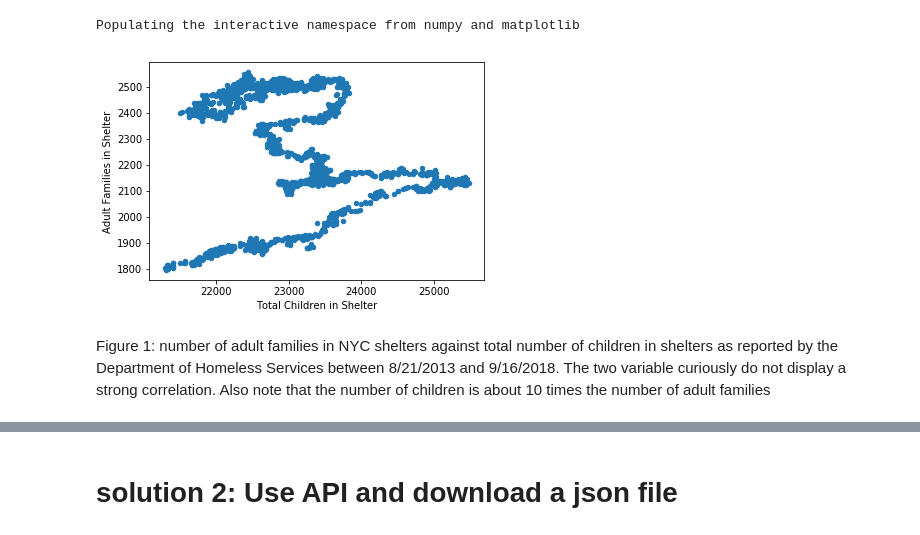
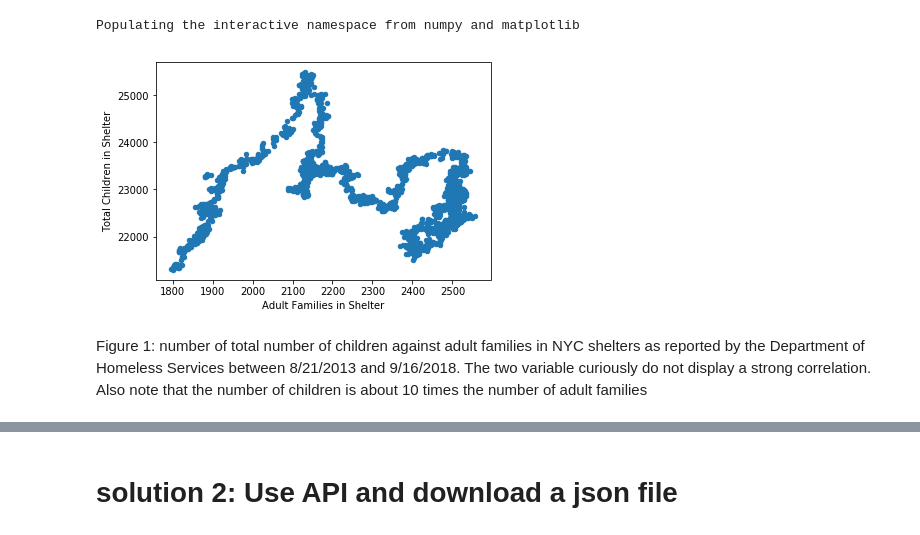
Before and after one commit to fedhere/PUI2018_fb55, a Jupyter notebook: HW3_fb55/Assignment2_example.ipynb, the cells around one changed output, grey strips where cells are left out. Drawn from its saved outputs; the diff is of its cells as text; code cells hidden in the pictures.

```diff
--- a/HW3_fb55/Assignment2_example.ipynb
+++ b/HW3_fb55/Assignment2_example.ipynb
@@ -138,14 +139,14 @@ dhs_2c.plot(x="Total Children in Shelter", y="Adult Families in Shelter")
 # %% [output]
 Populating the interactive namespace from numpy and matplotlib
 # %%
-dhs_2c.plot(x="Total Children in Shelter", y="Adult Families in Shelter", kind='scatter');
+dhs_2c.plot(x="Adult Families in Shelter", y="Total Children in Shelter", kind='scatter');
 # every plot needs a caption that explains to the reader
 # 1) WHAT what the reader is loooking at and
 # 2) WHY why the reader is looking at it here in the analysis
 #      (in this case there is no why cause this plot is not part of an analysis)
 # 3) TAKE HOME what is the take home point for the plot in the analysis
 #      (also there is no take home point here cause we are not doind an analysis but you can point out interesting features)
 # %% [output]
-[figure, old version]
+[figure, new version]
 # %% [markdown]
-Figure 1: number of adult families in NYC shelters against total number of children in shelters as reported by the Department of Homeless Services between 8/21/2013 and 9/16/2018. The two variable curiously do not display a strong correlation. Also note that the number of children is about 10 times the number of adult families
+Figure 1: number of total number of children against adult families in NYC shelters as reported by the Department of Homeless Services between 8/21/2013 and 9/16/2018. The two variable curiously do not display a strong correlation. Also note that the number of children is about 10 times the number of adult families
```
Also changed, not shown: parts of 19 cells of this notebook.
